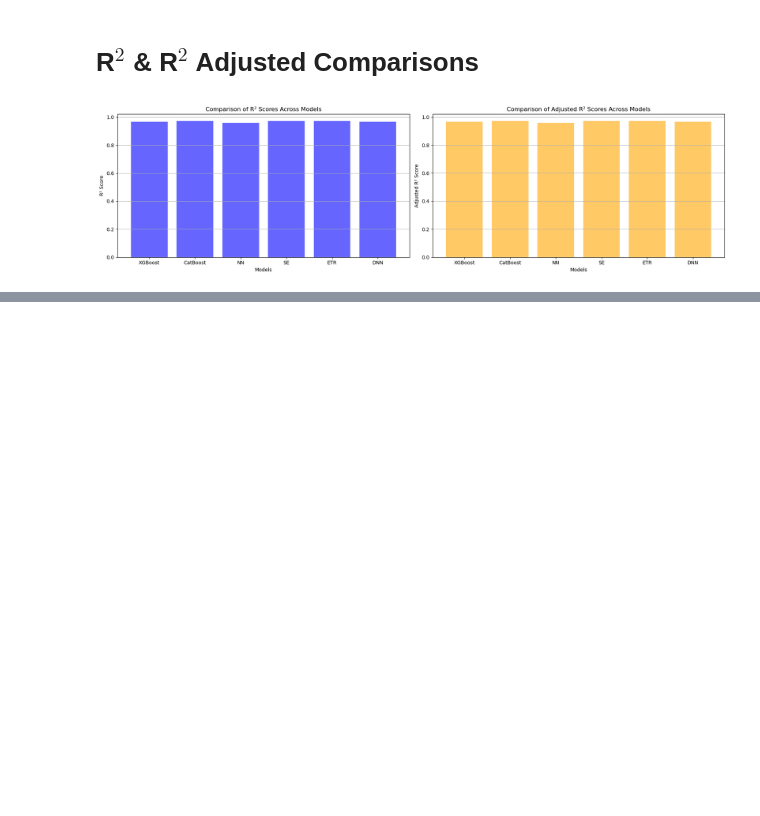
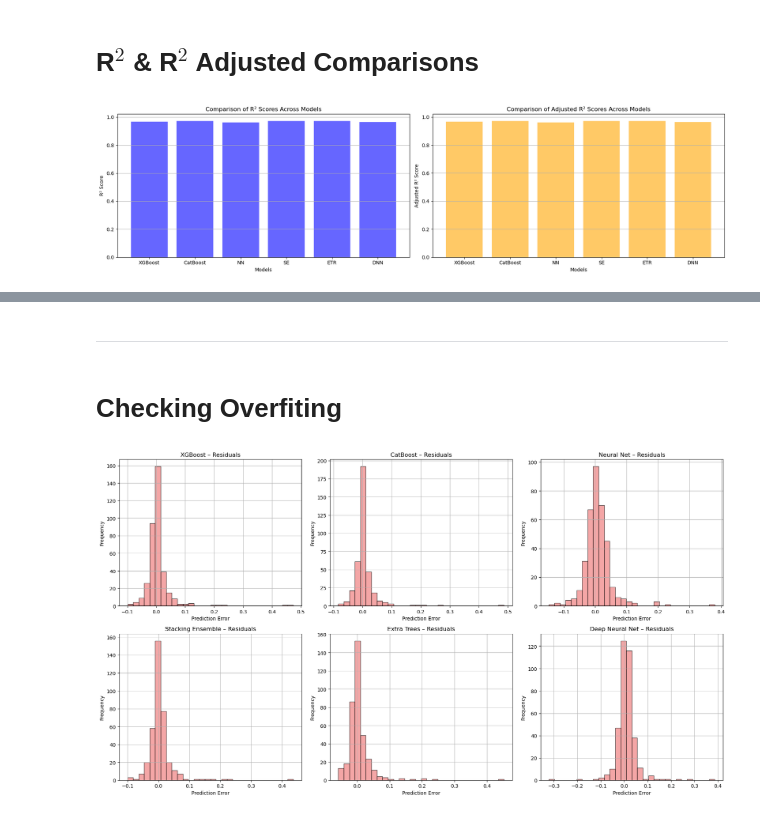
Before and after one commit to BoushBoo/pvt-prediction-ml-, a Jupyter notebook: Phase 2/Bob/Bob (1225).ipynb, the cells around one changed output, grey strips where cells are left out. Cells and saved outputs as stored; diff of their text form; code cells hidden in the pictures; blank space fills up the shorter version.

```diff
--- a/Phase 2/Bob/Bob (1225).ipynb
+++ b/Phase 2/Bob/Bob (1225).ipynb
@@ -591,0 +592,33 @@ plt.show()
+# %% [markdown]
+-----
+# %% [markdown]
+# Checking Overfiting
+# %%
+# Residuals
+residuals = {
+    "XGBoost": y_test - y_pred_xgb,
+    "CatBoost": y_test - y_pred_cat,
+    "Neural Net": y_test - best_nn_preds,
+    "Stacking Ensemble": y_test - stack_preds,
+    "Extra Trees": y_test - et_preds,
+    "Deep Neural Net": y_test - dnn_preds
+}
+
+# Plot residual histograms
+import matplotlib.pyplot as plt
+
+fig, axes = plt.subplots(2, 3, figsize=(18, 10))
+axes = axes.flatten()
+
+for idx, (model, error) in enumerate(residuals.items()):
+    ax = axes[idx]
+    ax.hist(error, bins=30, color='lightcoral', edgecolor='black', alpha=0.7)
+    ax.set_title(f"{model} – Residuals")
+    ax.set_xlabel("Prediction Error")
+    ax.set_ylabel("Frequency")
+    ax.grid(True)
+
+plt.tight_layout()
+plt.show()
+# %% [output]
+[figure, added]
```
Also changed, not shown: parts of 9 cells of this notebook, 3 other files.
